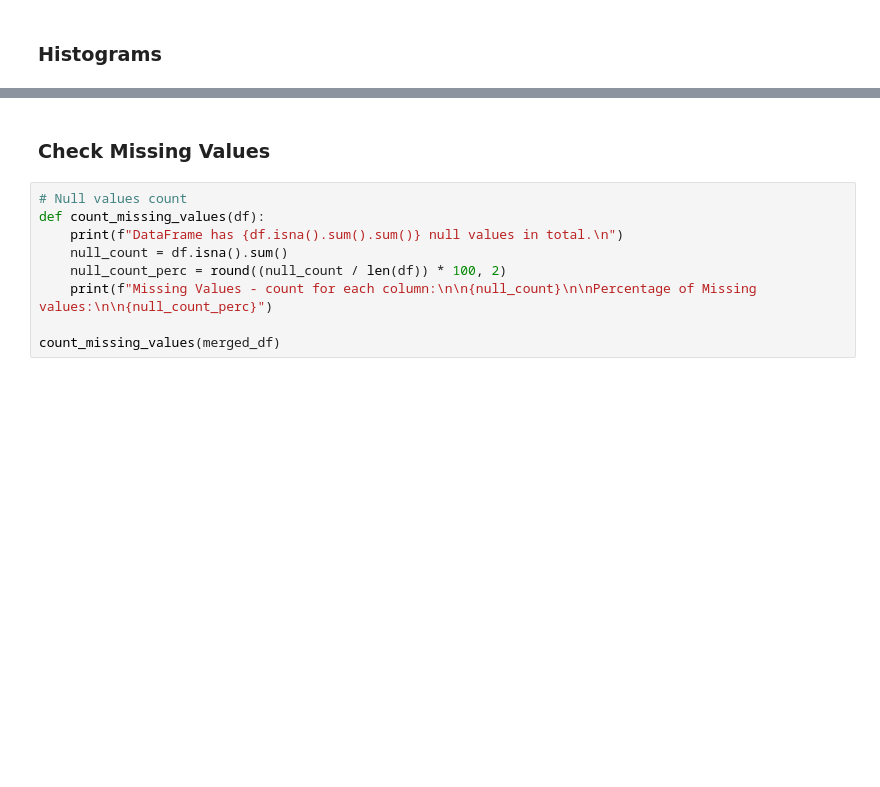
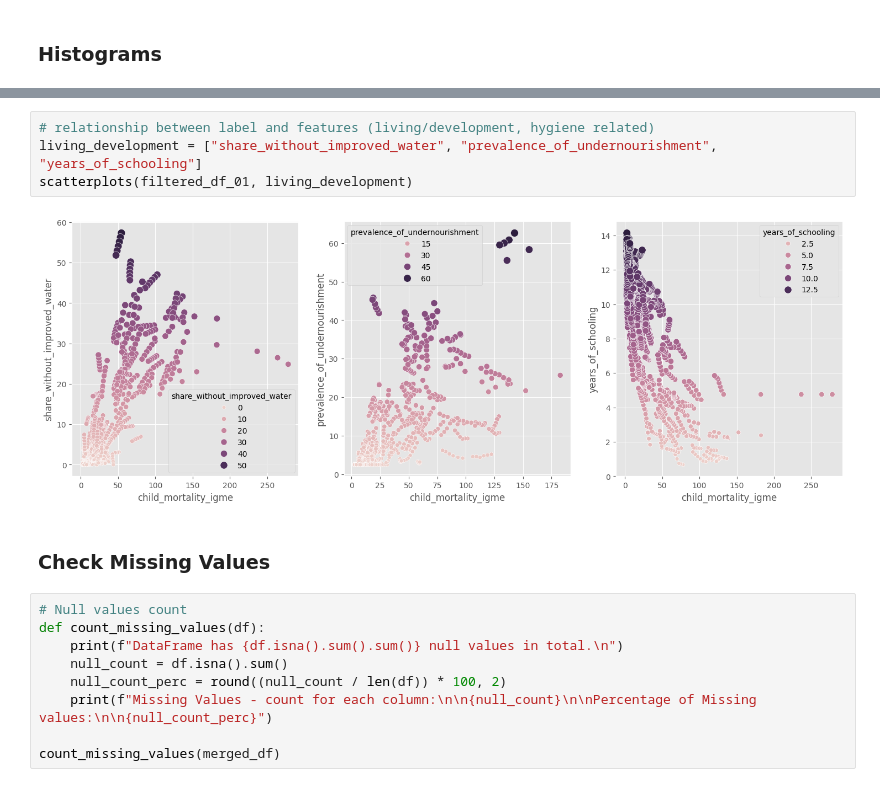
Before and after one commit to HamzahFayad/master_thesis_child_mortality, a Jupyter notebook: 01_notebooks/1_data_exploration.ipynb, the cells around one changed output, grey strips where cells are left out. Cells and saved outputs as stored; diff of their text form; blank space fills up the shorter version.

```diff
--- a/01_notebooks/1_data_exploration.ipynb
+++ b/01_notebooks/1_data_exploration.ipynb
@@ -61,3 +79,9 @@ plt.show()
+# %%
+# relationship between label and features (living/development, hygiene related)
+living_development = ["share_without_improved_water", "prevalence_of_undernourishment", "years_of_schooling"]
+scatterplots(filtered_df_01, living_development)
+# %% [output]
+[figure, added]
 # %% [markdown]
 ### Check Missing Values
 # %%
```
Also changed, not shown: parts of 8 cells of this notebook, 1 other file.
